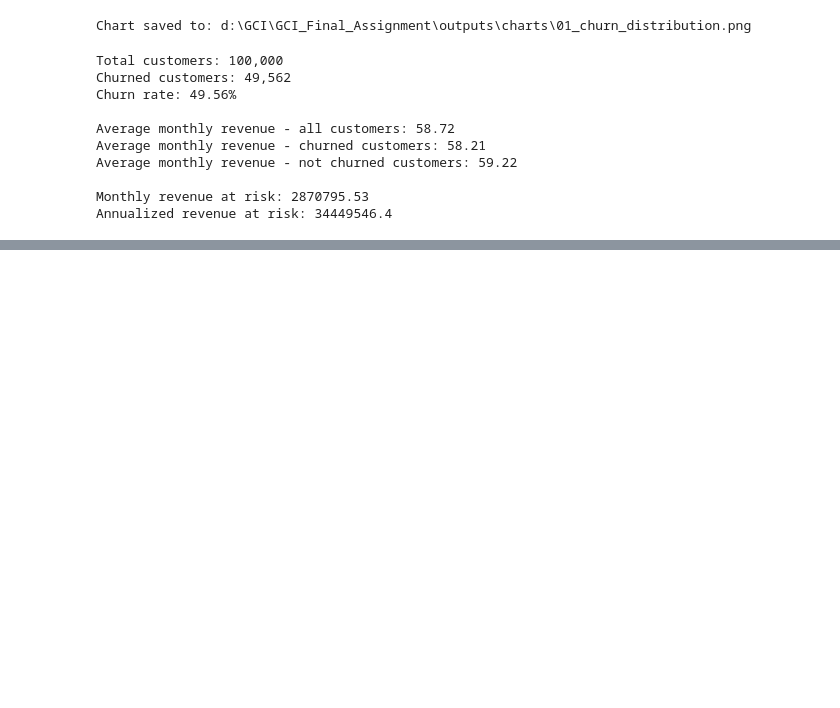
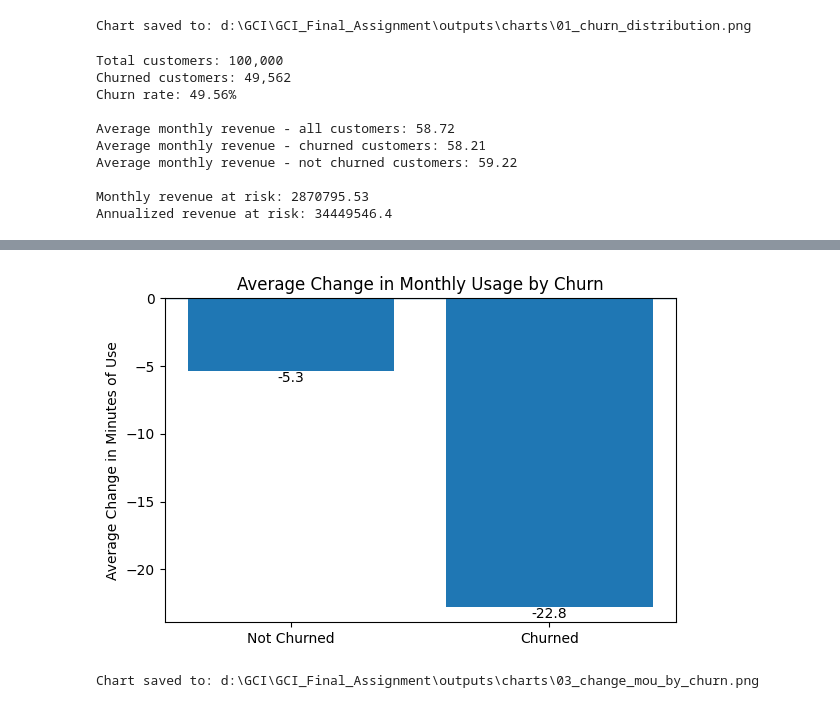
Before and after one commit to moaaz-mohamedd/GCI_Final_Assignment, a Jupyter notebook: notebook/moaaz_mohamed.ipynb, the cells around one changed output, grey strips where cells are left out. Saved outputs shown, nothing was run; the diff lists cells and outputs as text; code cells hidden in the pictures; blank space fills up the shorter version.

```diff
--- a/notebook/moaaz_mohamed.ipynb
+++ b/notebook/moaaz_mohamed.ipynb
@@ -329,0 +428,26 @@ Annualized revenue at risk: 34449546.4
+# %%
+plt.figure(figsize=(6, 4))
+
+change_mou_means = df.groupby("churn")["change_mou"].mean()
+labels = ["Not Churned", "Churned"]
+
+plt.bar(labels, change_mou_means.values)
+
+plt.title("Average Change in Monthly Usage by Churn")
+plt.ylabel("Average Change in Minutes of Use")
+
+for i, value in enumerate(change_mou_means.values):
+    plt.text(i, value, f"{value:.1f}", ha="center", va="bottom" if value >= 0 else "top")
+
+plt.axhline(0, linewidth=1)
+
+plt.tight_layout()
+
+chart_path = CHARTS_DIR / "03_change_mou_by_churn.png"
+plt.savefig(chart_path, dpi=300, bbox_inches="tight")
+plt.show()
+
+print("Chart saved to:", chart_path)
+# %% [output]
+[figure, added]
+Chart saved to: d:\GCI\GCI_Final_Assignment\outputs\charts\03_change_mou_by_churn.png
```
Also changed, not shown: parts of 38 cells of this notebook, 22 other files.
